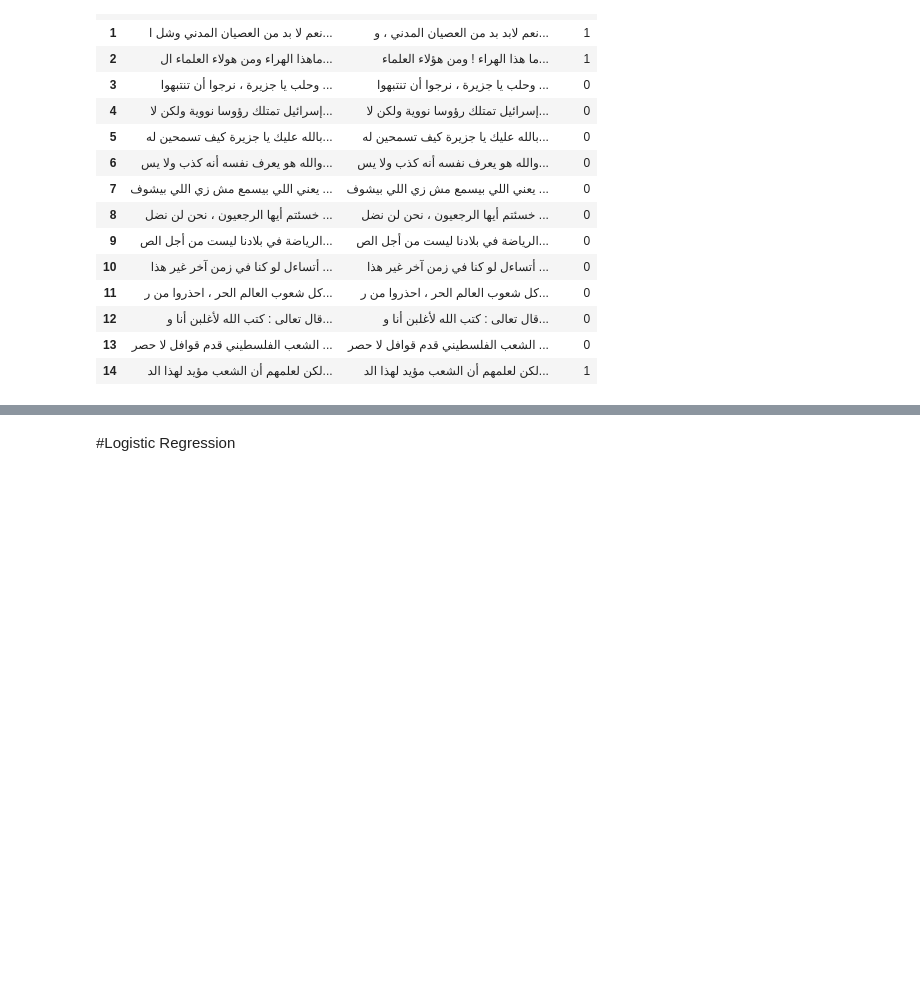
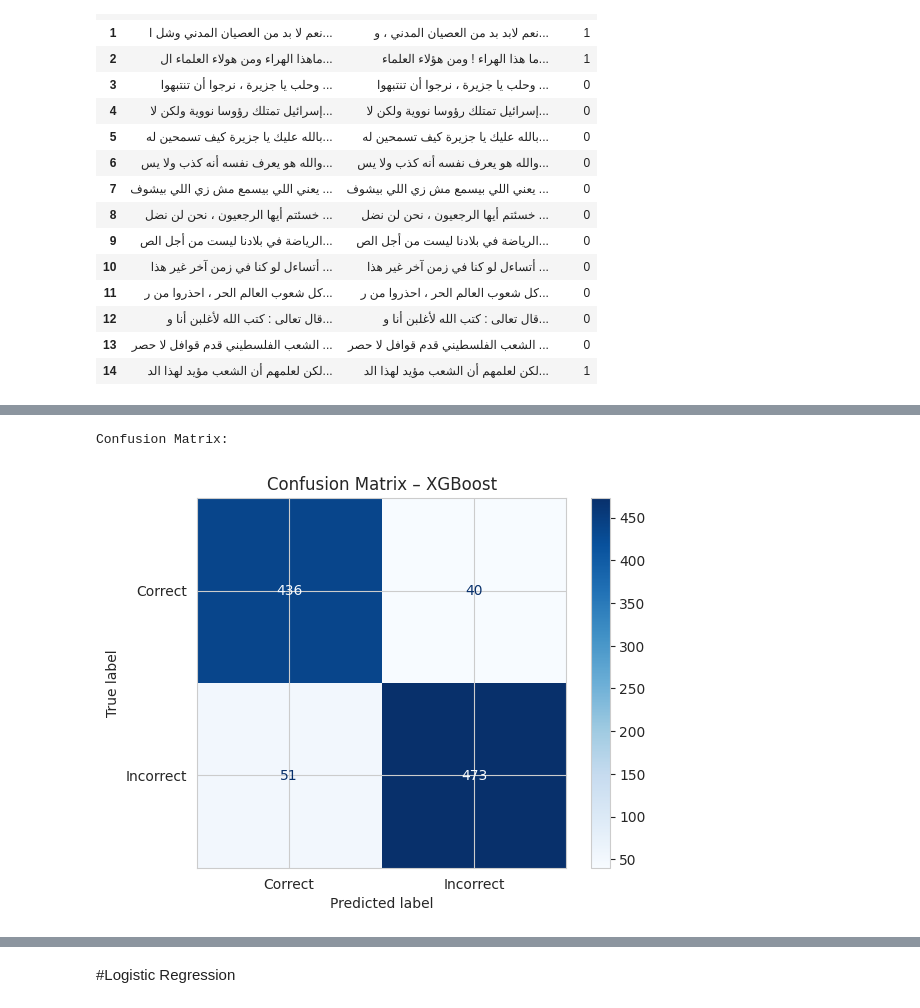
Before and after one commit to Abubakrhegazi/Arabic-Grammar-AutoCorrection, a Jupyter notebook: Arabic_Error_Detection_Edited.ipynb, the cells around one changed output, grey strips where cells are left out. Saved outputs shown, nothing was run; the diff lists cells and outputs as text; code cells hidden in the pictures; blank space fills up the shorter version.

```diff
--- a/Arabic_Error_Detection_Edited.ipynb
+++ b/Arabic_Error_Detection_Edited.ipynb
@@ -729,0 +951,17 @@ df = df_balanced
+# %%
+from sklearn.model_selection import train_test_split
+from sklearn.feature_extraction.text import TfidfVectorizer
+from xgboost import XGBClassifier
+from sklearn.metrics import classification_report, confusion_matrix, ConfusionMatrixDisplay
+import matplotlib.pyplot as plt
+
+y = (df['input'] != df['target']).astype(int)
+
+X_train_text, X_test_text, y_train, y_test = train_test_split(df['input'], y, test_size=0.2, random_state=42)
+# %%
+vectorizer = TfidfVectorizer(analyzer='char',max_features=5000, ngram_range=(2, 5))
+X_train = vectorizer.fit_transform(X_train_text)
+X_test = vectorizer.transform(X_test_text)
+
+xgb_model = XGBClassifier(use_label_encoder=False, eval_metric='logloss', random_state=42)
+xgb_model.fit(X_train, y_train)
@@ -729,0 +983,5 @@ df = df_balanced
+# %%
+y_pred = xgb_model.predict(X_test)
+
+print("Classification Report:")
+print(classification_report(y_test, y_pred))
@@ -729,0 +998,10 @@ df = df_balanced
+# %%
+print("Confusion Matrix:")
+cm = confusion_matrix(y_test, y_pred)
+disp = ConfusionMatrixDisplay(confusion_matrix=cm, display_labels=["Correct", "Incorrect"])
+disp.plot(cmap="Blues")
+plt.title("Confusion Matrix – XGBoost")
+plt.show()
+# %% [output]
+Confusion Matrix:
+[figure, added]
```
Also changed, not shown: parts of 47 cells of this notebook.
